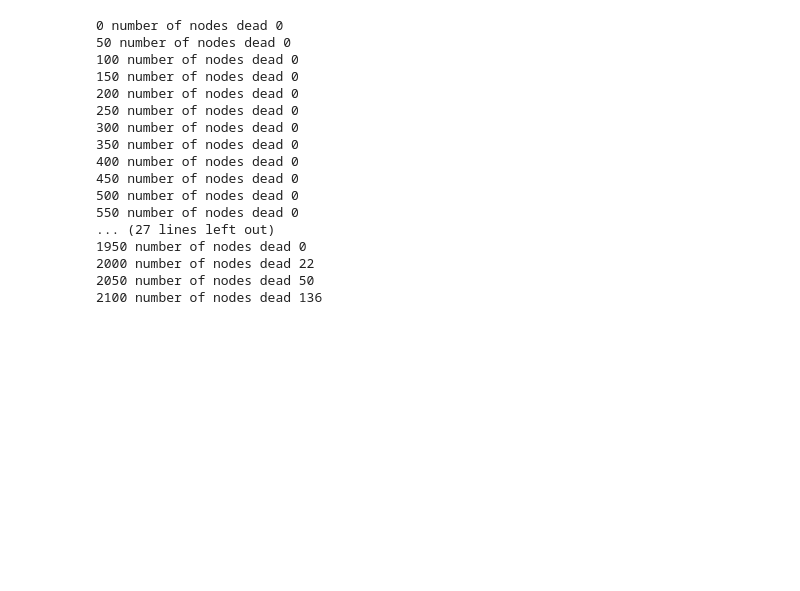
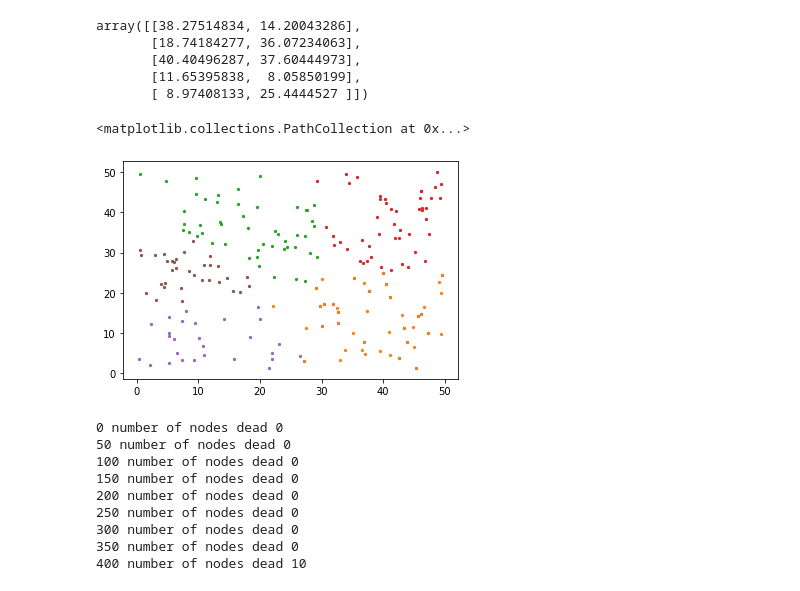
Before and after one commit to leo20021210/network_research, a Jupyter notebook: py_model/KMeans LEACH.ipynb, the cells around one changed output. Drawn from its saved outputs; the diff is of its cells as text; code cells hidden in the pictures; blank space fills up the shorter version.

```diff
--- a/py_model/KMeans LEACH.ipynb
+++ b/py_model/KMeans LEACH.ipynb
@@ -221,3 +217,25 @@ plt.scatter(Xs[[i for i in range(100) if labels[i] == 4]], Ys[[i for i in range(
+# %%
+from sklearn.mixture import GaussianMixture
+gm = GaussianMixture(n_components=5, random_state=0).fit(data)
+gm.means_
+# %% [output]
+array([[38.27514834, 14.20043286],
+       [18.74184277, 36.07234063],
+       [40.40496287, 37.60444973],
+       [11.65395838,  8.05850199],
+       [ 8.97408133, 25.4444527 ]])
+# %%
+labels = gm.predict(data)
+# %%
+plt.scatter(Xs[[i for i in range(100) if labels[i] == 0]], Ys[[i for i in range(100) if labels[i] == 0]], s = 5)
+plt.scatter(Xs[[i for i in range(200) if labels[i] == 0]], Ys[[i for i in range(200) if labels[i] == 0]], s = 5)
+plt.scatter(Xs[[i for i in range(200) if labels[i] == 1]], Ys[[i for i in range(200) if labels[i] == 1]], s = 5)
+plt.scatter(Xs[[i for i in range(200) if labels[i] == 2]], Ys[[i for i in range(200) if labels[i] == 2]], s = 5)
+plt.scatter(Xs[[i for i in range(200) if labels[i] == 3]], Ys[[i for i in range(200) if labels[i] == 3]], s = 5)
+plt.scatter(Xs[[i for i in range(200) if labels[i] == 4]], Ys[[i for i in range(200) if labels[i] == 4]], s = 5)
+# %% [output]
+<matplotlib.collections.PathCollection at 0x...>
+[figure, added]
 # %%
 Nodes = np.asarray([Node(Xs[i], Ys[i]) for i in range(num_nodes)])
 dead = []
@@ -225,7 +243,7 @@ nums = []
 j = -1
 C = []
 for i in range(num_rounds):
-    if len(dead) == 200:
+    if len(dead) >= num_nodes - 1:
         nums.append(len(dead))
         continue
     nums.append(len(dead))
@@ -275,12 +293,4 @@ for i in range(num_rounds):
 250 number of nodes dead 0
 300 number of nodes dead 0
 350 number of nodes dead 0
-400 number of nodes dead 0
-450 number of nodes dead 0
-500 number of nodes dead 0
-550 number of nodes dead 0
-... (27 lines left out)
-1950 number of nodes dead 0
-2000 number of nodes dead 22
-2050 number of nodes dead 50
-2100 number of nodes dead 136
+400 number of nodes dead 10
```
Also changed, not shown: parts of 5 cells of this notebook, 1 other file.
